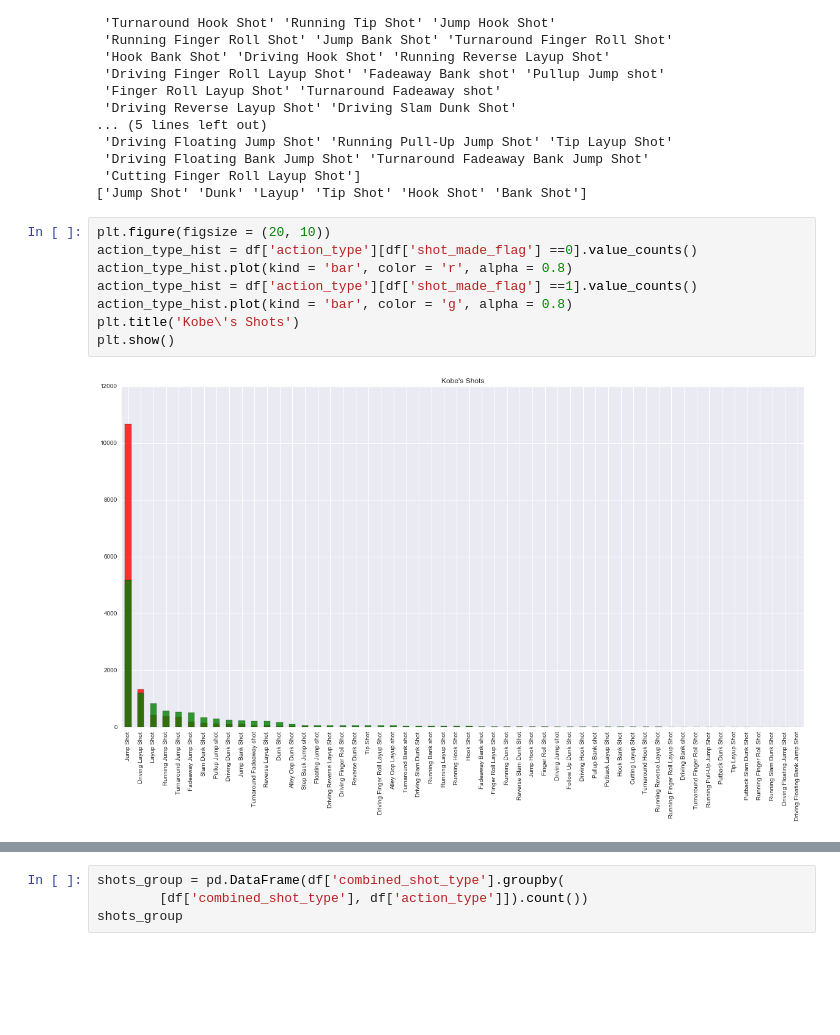
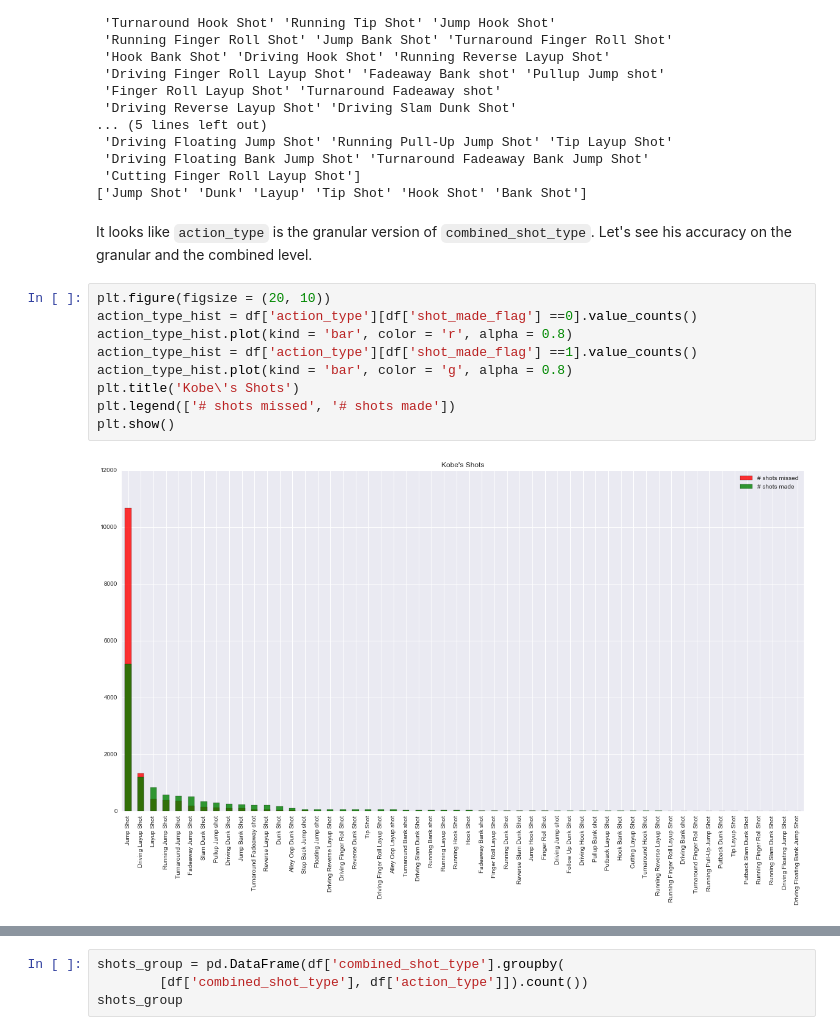
Before and after one commit to michaelwang1994/Main, a Jupyter notebook: Kaggle/Kobe/Kobe20160720.ipynb, the cells around one changed output, grey strips where cells are left out. Cells and saved outputs as stored; diff of their text form; blank space fills up the shorter version.

```diff
--- a/Kaggle/Kobe/Kobe20160720.ipynb
+++ b/Kaggle/Kobe/Kobe20160720.ipynb
@@ -58,16 +64,19 @@ print df['combined_shot_type'].unique()
  'Driving Floating Bank Jump Shot' 'Turnaround Fadeaway Bank Jump Shot'
  'Cutting Finger Roll Layup Shot']
 ['Jump Shot' 'Dunk' 'Layup' 'Tip Shot' 'Hook Shot' 'Bank Shot']
+# %% [markdown]
+It looks like `action_type` is the granular version of `combined_shot_type`. Let's see his accuracy on the granular and the combined level.
 # %%
 plt.figure(figsize = (20, 10))
 action_type_hist = df['action_type'][df['shot_made_flag'] ==0].value_counts()
 action_type_hist.plot(kind = 'bar', color = 'r', alpha = 0.8)
 action_type_hist = df['action_type'][df['shot_made_flag'] ==1].value_counts()
 action_type_hist.plot(kind = 'bar', color = 'g', alpha = 0.8)
 plt.title('Kobe\'s Shots')
+plt.legend(['# shots missed', '# shots made'])
 plt.show()
 # %% [output]
-[figure, old version]
+[figure, new version]
 # %%
 plt.figure(figsize = (20, 10))
 action_type_hist = df['combined_shot_type'][df['shot_made_flag'] ==0].value_counts()
```
Also changed, not shown: parts of 14 cells of this notebook, 1 other file.
